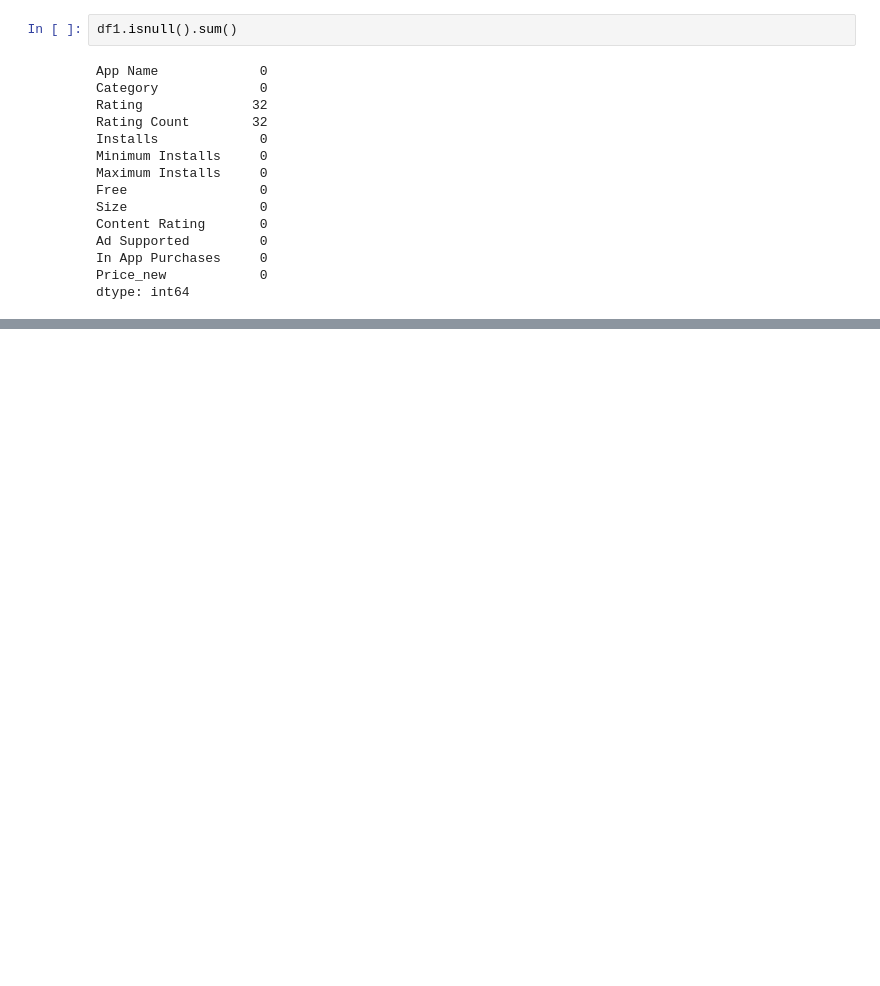
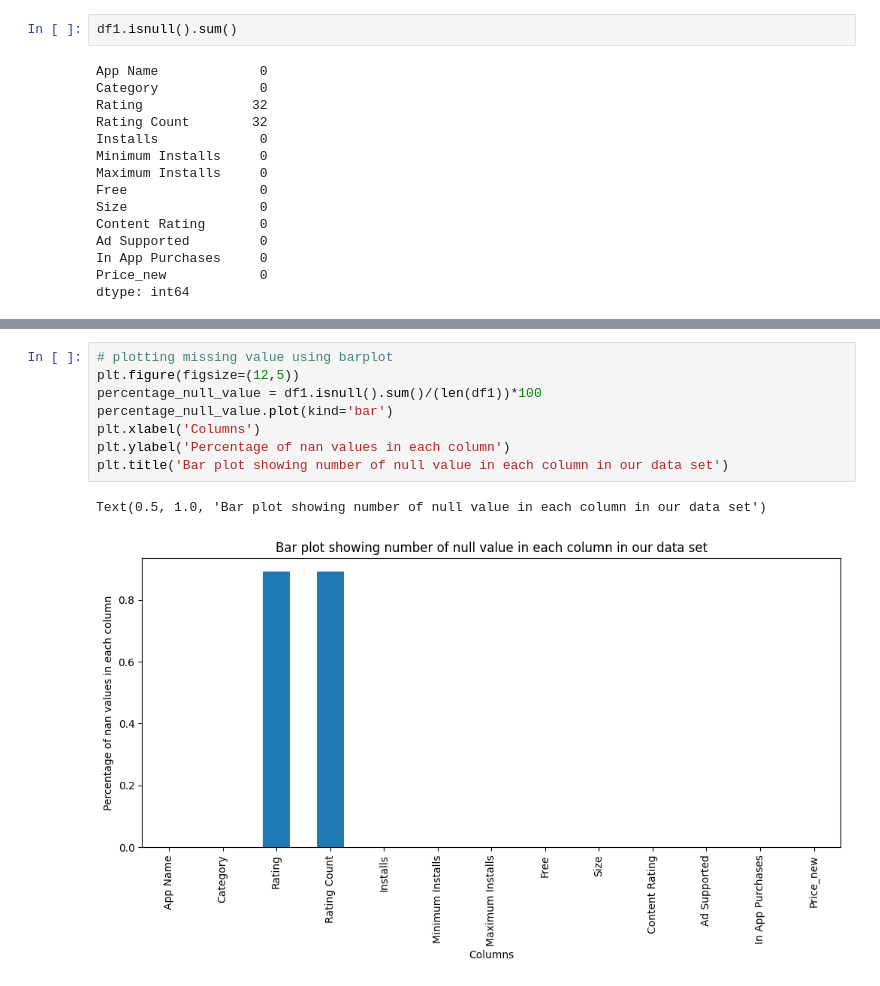
Before and after one commit to QuratulAin20/Hello-world-project, a Jupyter notebook: EDA_ASSIGNMENT.ipynb, the cells around one changed output, grey strips where cells are left out. Saved outputs shown, nothing was run; the diff lists cells and outputs as text; blank space fills up the shorter version.

```diff
--- a/EDA_ASSIGNMENT.ipynb
+++ b/EDA_ASSIGNMENT.ipynb
@@ -564,0 +637,11 @@ dtype: int64
+# %%
+# plotting missing value using barplot
+plt.figure(figsize=(12,5))
+percentage_null_value = df1.isnull().sum()/(len(df1))*100
+percentage_null_value.plot(kind='bar')
+plt.xlabel('Columns')
+plt.ylabel('Percentage of nan values in each column')
+plt.title('Bar plot showing number of null value in each column in our data set')
+# %% [output]
+Text(0.5, 1.0, 'Bar plot showing number of null value in each column in our data set')
+[figure, added]
```
Also changed, not shown: parts of 16 cells of this notebook.
